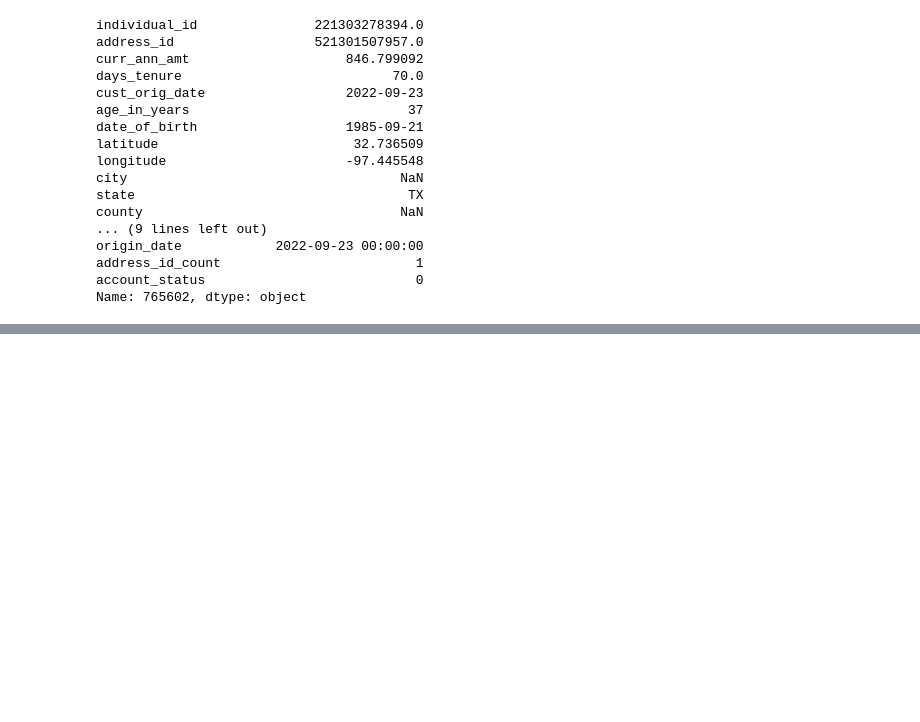
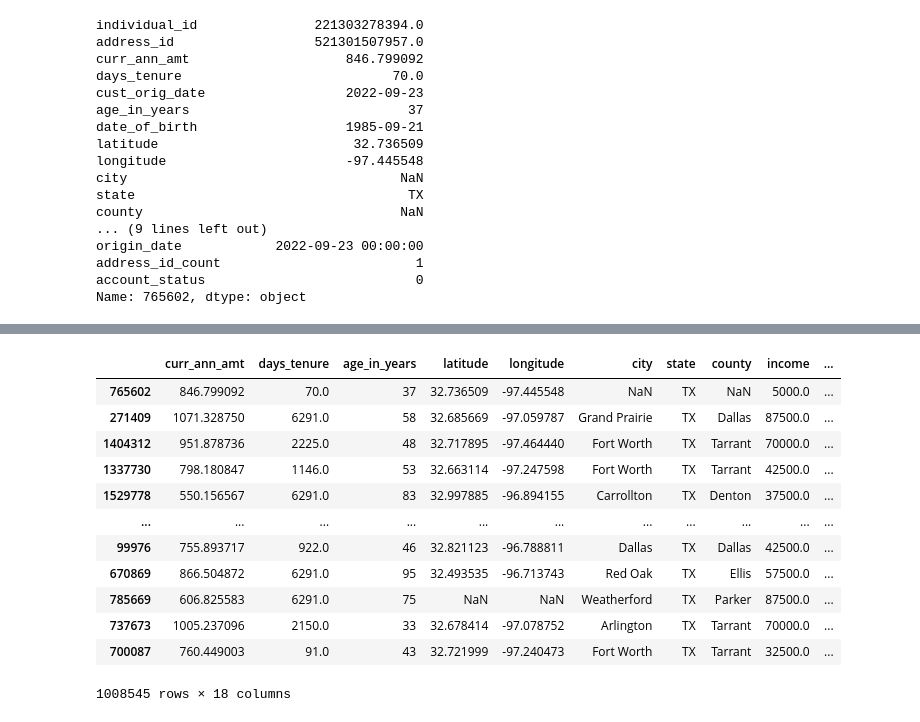
Before and after one commit to sasankjampana8/Customer-Churn-Prediction, a Jupyter notebook: test.ipynb, the cells around one changed output, grey strips where cells are left out. Saved outputs shown, nothing was run; the diff lists cells and outputs as text; code cells hidden in the pictures; blank space fills up the shorter version.

```diff
--- a/test.ipynb
+++ b/test.ipynb
@@ -251,0 +396,21 @@ Name: 765602, dtype: object
+# %%
+cols_drop = ['individual_id', 'address_id','cust_orig_date','date_of_birth', 'acct_suspd_date',
+       'origin_date']
+# %%
+X_train.drop(cols_drop, axis=1, inplace=True)
+# %%
+X_train
+# %% [output]
+|  | curr_ann_amt | days_tenure | age_in_years | latitude | longitude | city | state | county | income | ... |
+| 765602 | 846.799092 | 70.0 | 37 | 32.736509 | -97.445548 | NaN | TX | NaN | 5000.0 | ... |
+| 271409 | 1071.328750 | 6291.0 | 58 | 32.685669 | -97.059787 | Grand Prairie | TX | Dallas | 87500.0 | ... |
+| 1404312 | 951.878736 | 2225.0 | 48 | 32.717895 | -97.464440 | Fort Worth | TX | Tarrant | 70000.0 | ... |
+| 1337730 | 798.180847 | 1146.0 | 53 | 32.663114 | -97.247598 | Fort Worth | TX | Tarrant | 42500.0 | ... |
+| 1529778 | 550.156567 | 6291.0 | 83 | 32.997885 | -96.894155 | Carrollton | TX | Denton | 37500.0 | ... |
+| ... | ... | ... | ... | ... | ... | ... | ... | ... | ... | ... |
+| 99976 | 755.893717 | 922.0 | 46 | 32.821123 | -96.788811 | Dallas | TX | Dallas | 42500.0 | ... |
+| 670869 | 866.504872 | 6291.0 | 95 | 32.493535 | -96.713743 | Red Oak | TX | Ellis | 57500.0 | ... |
+| 785669 | 606.825583 | 6291.0 | 75 | NaN | NaN | Weatherford | TX | Parker | 87500.0 | ... |
+| 737673 | 1005.237096 | 2150.0 | 33 | 32.678414 | -97.078752 | Arlington | TX | Tarrant | 70000.0 | ... |
+| 700087 | 760.449003 | 91.0 | 43 | 32.721999 | -97.240473 | Fort Worth | TX | Tarrant | 32500.0 | ... |
+1008545 rows × 18 columns
```
Also changed, not shown: parts of 27 cells of this notebook.
